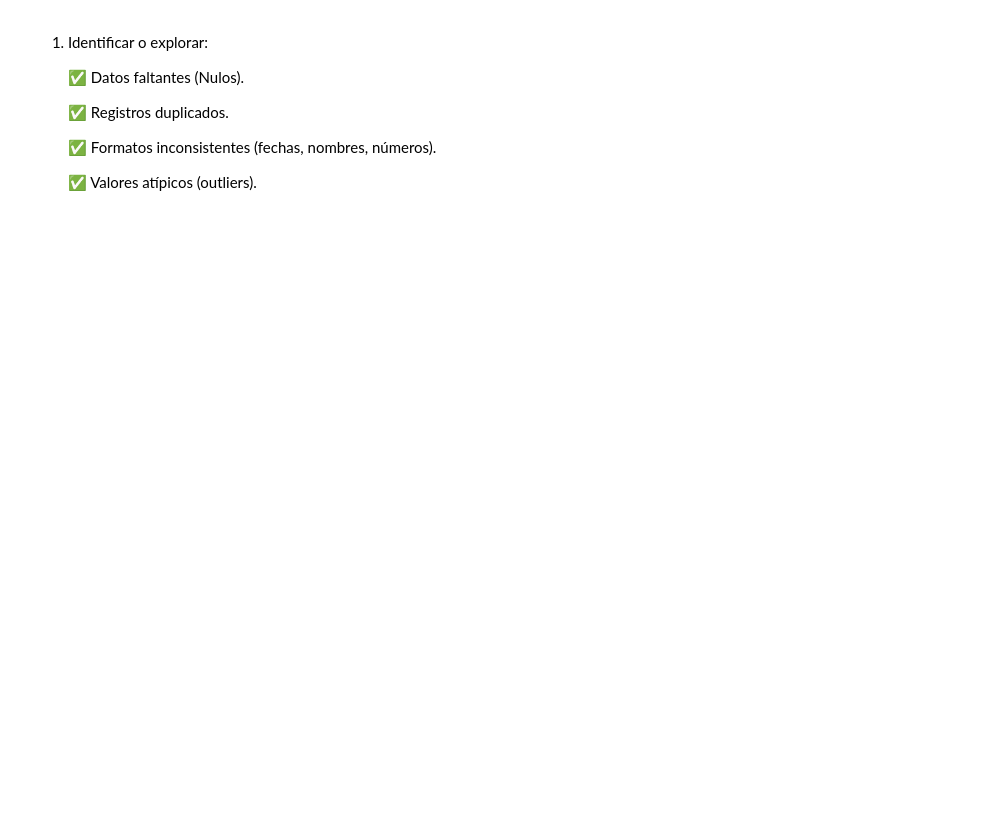
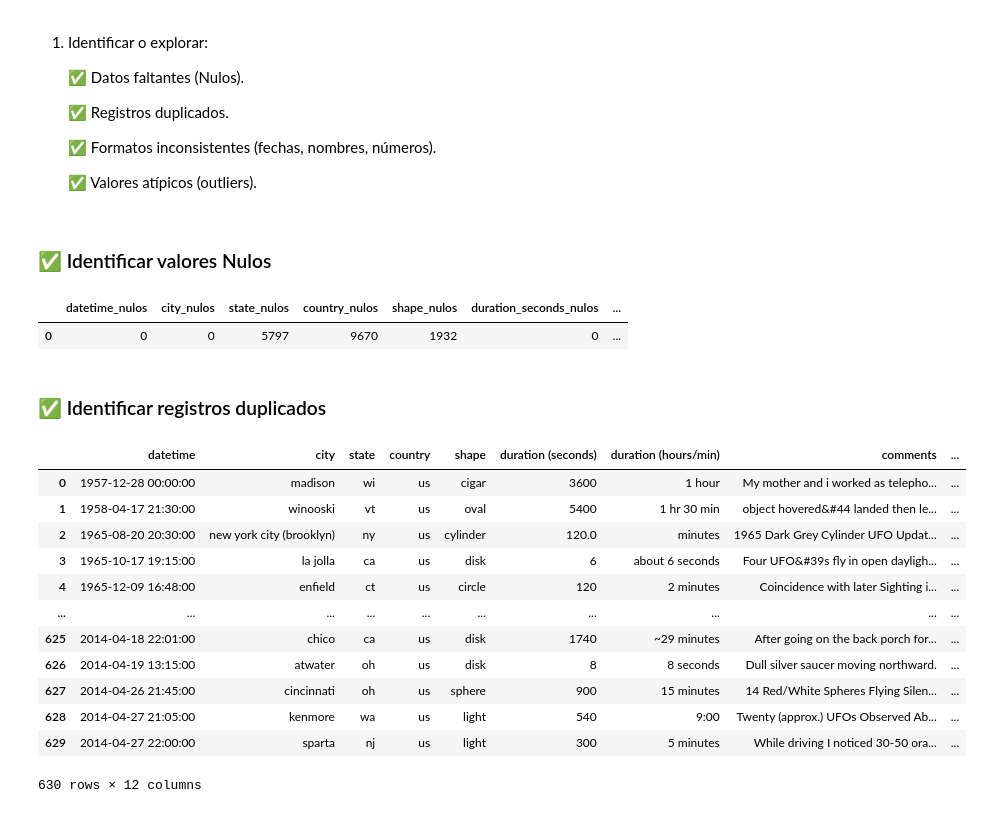
Before and after one commit to Dilmer-Rojas/UFO_Data_Analytics, a Jupyter notebook: notebooks/2.exploracion.ipynb, the cells around one changed output. Cells and saved outputs as stored; diff of their text form; code cells hidden in the pictures; blank space fills up the shorter version.

```diff
--- a/notebooks/2.exploracion.ipynb
+++ b/notebooks/2.exploracion.ipynb
@@ -115,3 +163,53 @@ total_registros
     ✅ Formatos inconsistentes (fechas, nombres, números).
 
     ✅ Valores atípicos (outliers).
+# %% [markdown]
+### ✅ Identificar valores Nulos
+# %%
+revisar_nulos = """
+                SELECT
+                    SUM(CASE WHEN datetime IS NULL THEN 1 ELSE 0 END) AS datetime_nulos,
+                    SUM(CASE WHEN city IS NULL THEN 1 ELSE 0 END) AS city_nulos,
+                    SUM(CASE WHEN state IS NULL THEN 1 ELSE 0 END) AS state_nulos,
+                    SUM(CASE WHEN country IS NULL THEN 1 ELSE 0 END) AS country_nulos,
+                    SUM(CASE WHEN shape IS NULL THEN 1 ELSE 0 END) AS shape_nulos,
+                    SUM(CASE WHEN `duration (seconds)` IS NULL THEN 1 ELSE 0 END) AS duration_seconds_nulos,
+                    SUM(CASE WHEN `duration (hours/min)` IS NULL THEN 1 ELSE 0 END) AS duration_hours_nulos,
+                    SUM(CASE WHEN comments IS NULL THEN 1 ELSE 0 END) AS comments_nulos,
+                    SUM(CASE WHEN `date posted` IS NULL THEN 1 ELSE 0 END) AS date_posted_nulos,
+                    SUM(CASE WHEN latitude IS NULL THEN 1 ELSE 0 END) AS latitude_nulos
+                FROM copia.ufo_table;
+                """
+revisar_nulos = pd.read_sql_query(revisar_nulos, conexion)
+revisar_nulos
+# %% [output]
+|  | datetime_nulos | city_nulos | state_nulos | country_nulos | shape_nulos | duration_seconds_nulos | ... |
+| 0 | 0 | 0 | 5797 | 9670 | 1932 | 0 | ... |
+# %% [markdown]
+### ✅ Identificar registros duplicados
+# %%
+duplicados = """
+             SELECT *
+             FROM (
+                 SELECT *,
+                 ROW_NUMBER() OVER(PARTITION BY datetime, city, state, country, shape) AS num_fila
+                 FROM copia.ufo_table
+             ) subconsulta
+             WHERE num_fila > 1;
+             """
+duplicados = pd.read_sql_query(duplicados, conexion)
+duplicados
+# %% [output]
+|  | datetime | city | state | country | shape | duration (seconds) | duration (hours/min) | comments | ... |
+| 0 | 1957-12-28 00:00:00 | madison | wi | us | cigar | 3600 | 1 hour | My mother and i worked as telepho... | ... |
+| 1 | 1958-04-17 21:30:00 | winooski | vt | us | oval | 5400 | 1 hr 30 min | object hovered&#44 landed then le... | ... |
+| 2 | 1965-08-20 20:30:00 | new york city (brooklyn) | ny | us | cylinder | 120.0 | minutes | 1965 Dark Grey Cylinder UFO Updat... | ... |
+| 3 | 1965-10-17 19:15:00 | la jolla | ca | us | disk | 6 | about 6 seconds | Four UFO&#39s fly in open dayligh... | ... |
+| 4 | 1965-12-09 16:48:00 | enfield | ct | us | circle | 120 | 2 minutes | Coincidence with later Sighting i... | ... |
+| ... | ... | ... | ... | ... | ... | ... | ... | ... | ... |
+| 625 | 2014-04-18 22:01:00 | chico | ca | us | disk | 1740 | ~29 minutes | After going on the back porch for... | ... |
+| 626 | 2014-04-19 13:15:00 | atwater | oh | us | disk | 8 | 8 seconds | Dull silver saucer moving northward. | ... |
+| 627 | 2014-04-26 21:45:00 | cincinnati | oh | us | sphere | 900 | 15 minutes | 14 Red/White Spheres Flying Silen... | ... |
+| 628 | 2014-04-27 21:05:00 | kenmore | wa | us | light | 540 | 9:00 | Twenty (approx.) UFOs Observed Ab... | ... |
+| 629 | 2014-04-27 22:00:00 | sparta | nj | us | light | 300 | 5 minutes | While driving I noticed 30-50 ora... | ... |
+630 rows × 12 columns
```
Also changed, not shown: parts of 15 cells of this notebook, 2 other files.
